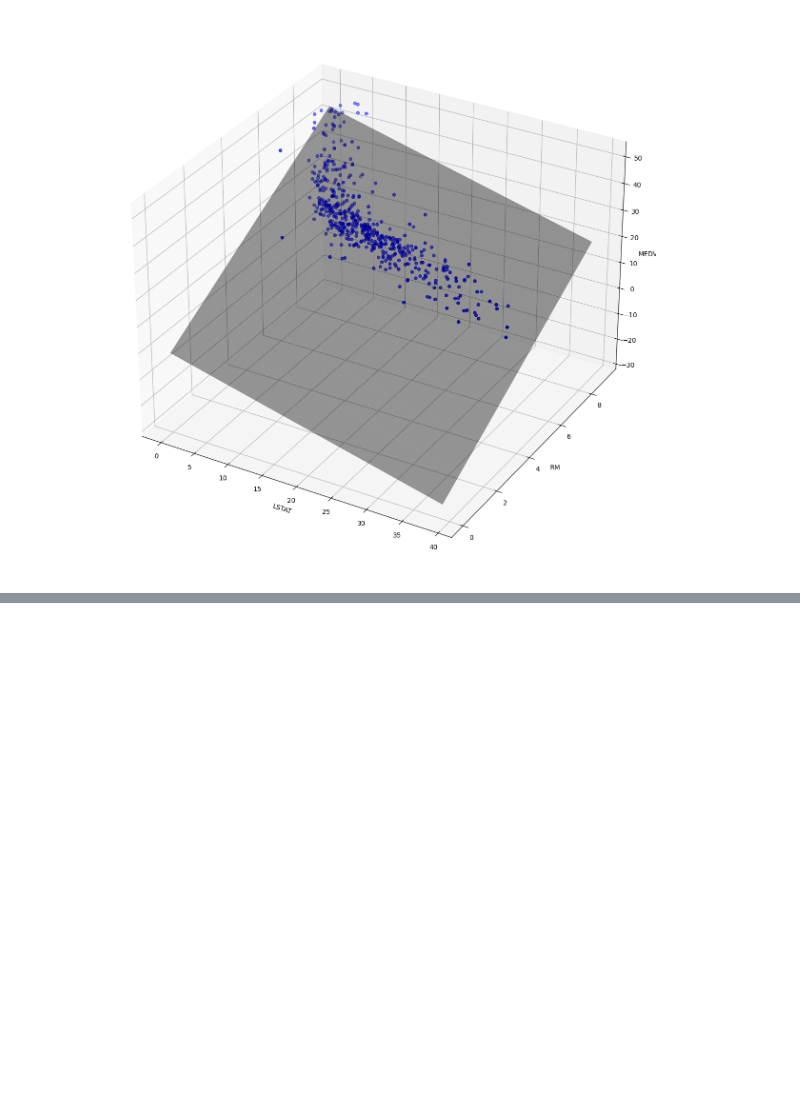
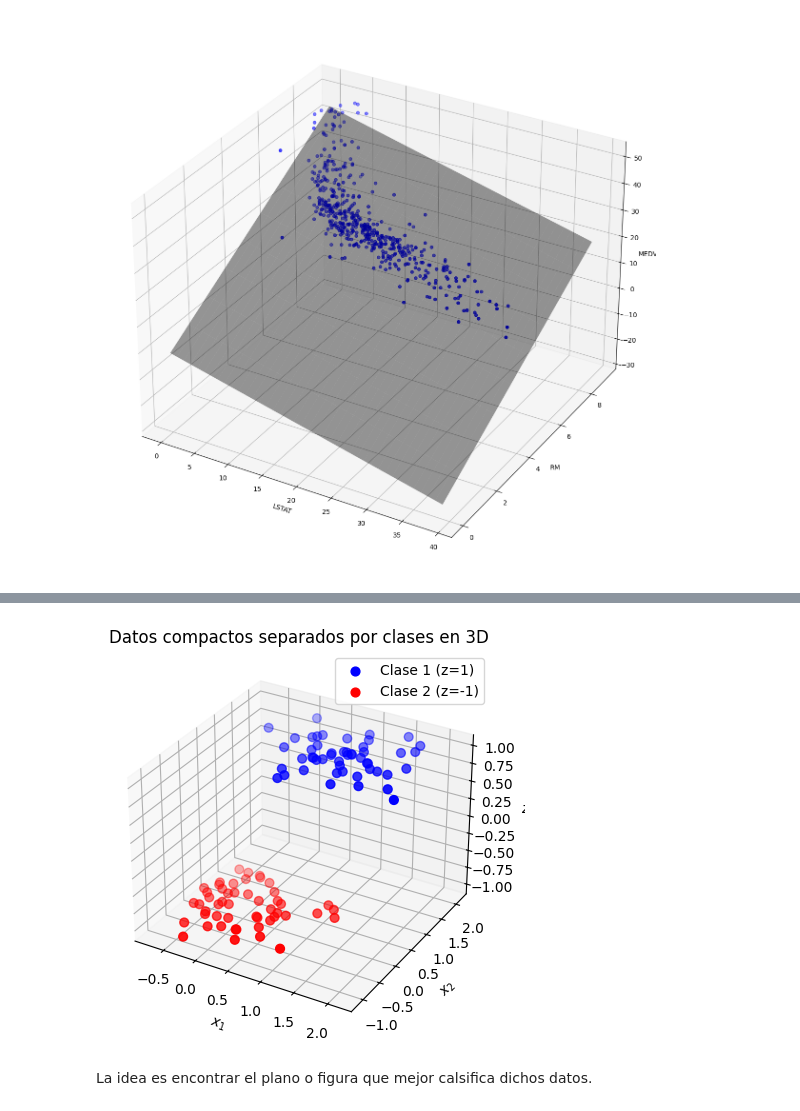
Before and after one commit to StefanoSassy/Introduccion-al-Maching-Learning-, a Jupyter notebook: ML.ipynb, the cells around one changed output, grey strips where cells are left out. Cells and saved outputs as stored; diff of their text form; code cells hidden in the pictures; blank space fills up the shorter version.

```diff
--- a/ML.ipynb
+++ b/ML.ipynb
@@ -466,0 +494,31 @@ plt.show()
+# %%
+# Generar datos de ejemplo
+np.random.seed(0)  # Para reproducibilidad
+
+# Clase 1 (azul, z=1)
+X_1 = 0.5 * np.random.randn(50, 2) + [1, 1]  # 50 puntos más juntos centrados en [1, 1]
+Z_1 = np.ones(50)  # Altura z=1
+
+# Clase 2 (rojo, z=-1)
+X_2 = 0.5 * np.random.randn(50, 2) + [0, 0]  # 50 puntos más juntos centrados en [-1, -1]
+Z_2 = -np.ones(50)  # Altura z=-1
+
+# Crear el gráfico 3D
+fig = plt.figure(figsize=(7, 5))
+ax = fig.add_subplot(111, projection='3d')
+
+# Graficar puntos con escala más reducida
+ax.scatter(X_1[:, 0], X_1[:, 1], Z_1, color='blue', label='Clase 1 (z=1)', s=40)  # s ajusta el tamaño del punto
+ax.scatter(X_2[:, 0], X_2[:, 1], Z_2, color='red', label='Clase 2 (z=-1)', s=40)
+
+# Personalización
+ax.set_title('Datos compactos separados por clases en 3D')
+ax.set_xlabel('$x_1$')
+ax.set_ylabel('$x_2$')
+ax.set_zlabel('$z$')
+ax.legend()
+plt.show()
+# %% [output]
+[figure, added]
+# %% [markdown]
+La idea es encontrar el plano o figura que mejor calsifica dichos datos.
```
Also changed, not shown: parts of 3 cells of this notebook.
